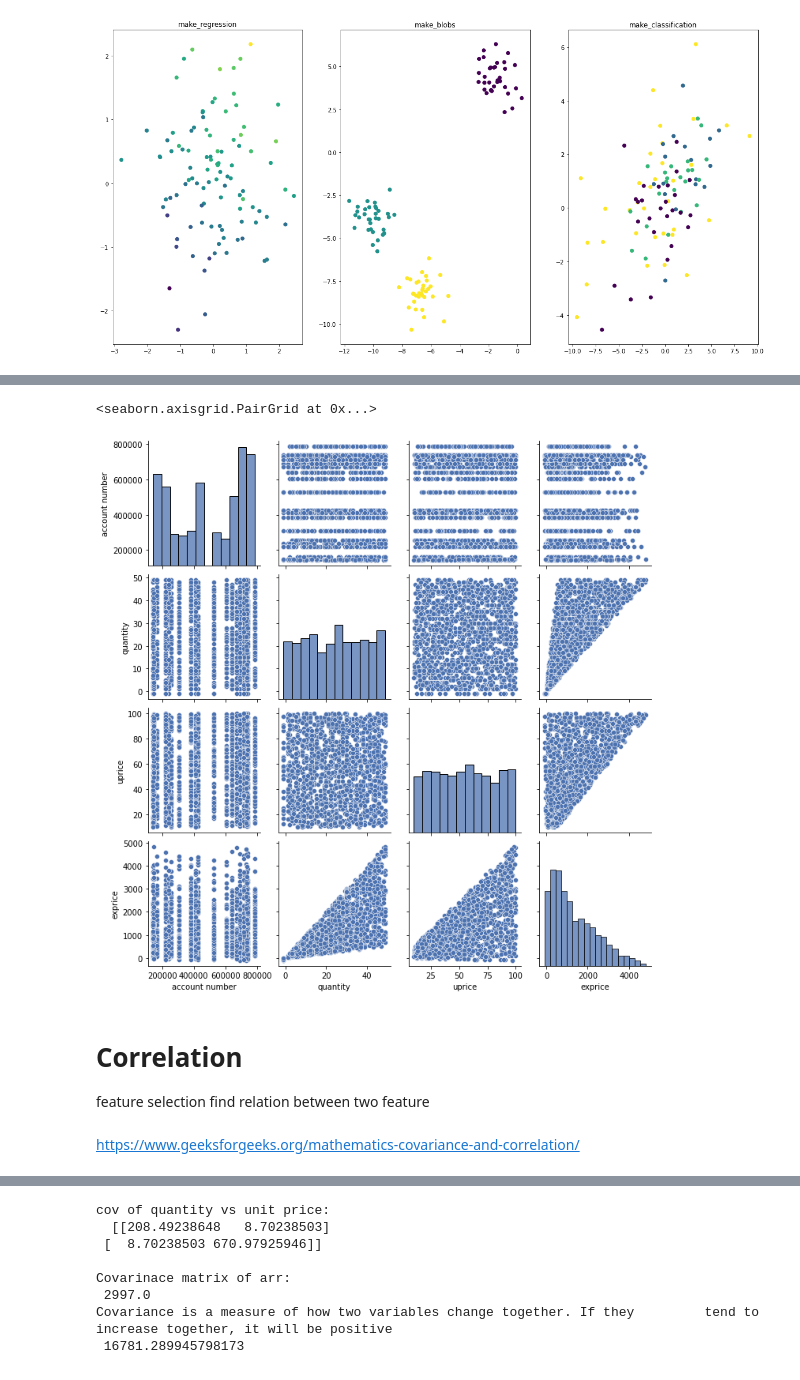
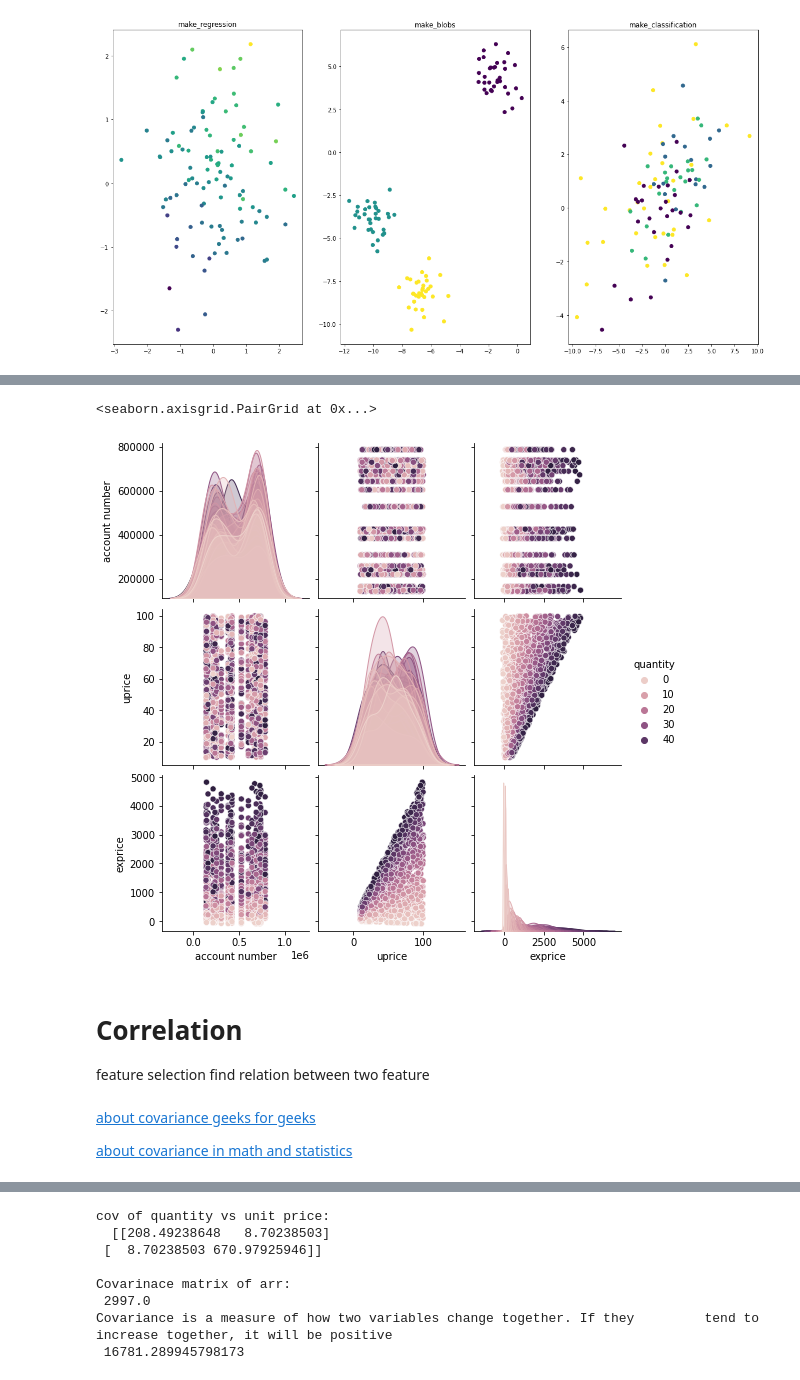
Before and after one commit to hsargoli/MyWorks, a Jupyter notebook: datascience_0_pandasNumpyScipy.ipynb, the cells around one changed output, grey strips where cells are left out. Saved outputs shown, nothing was run; the diff lists cells and outputs as text; code cells hidden in the pictures.

```diff
--- a/datascience_0_pandasNumpyScipy.ipynb
+++ b/datascience_0_pandasNumpyScipy.ipynb
@@ -125,15 +147,19 @@ df
 | 1498 | 642753 | Pollich LLC | S2-82423 | 3 | 65.97 | 197.91 | 2014-12-31 10:36:24 |
 | 1499 | 383080 | Will LLC | S2-00301 | 38 | 46.44 | 1764.72 | 2014-12-31 12:48:35 |
 1500 rows × 7 columns
-# %%
-sb.pairplot(df)
-# %% [output]
-<seaborn.axisgrid.PairGrid at 0x...>
-[figure, removed]
+# %%
+# https://medium.com/analytics-vidhya/pairplot-visualization-16325cd725e6
+sb.pairplot(df,hue='quantity')
+# %% [output]
+<seaborn.axisgrid.PairGrid at 0x...>
+[figure, added]
 # %% [markdown]
 # Correlation
 
 feature selection
 find relation between two feature
-# %% [markdown]
-https://www.geeksforgeeks.org/mathematics-covariance-and-correlation/
+# %% [markdown]
+[about covariance geeks for geeks](https://www.geeksforgeeks.org/mathematics-covariance-and-correlation/
+)
+
+[about covariance in math and statistics](https://corporatefinanceinstitute.com/resources/knowledge/finance/covariance/)
```
Also changed, not shown: parts of 32 cells of this notebook.
